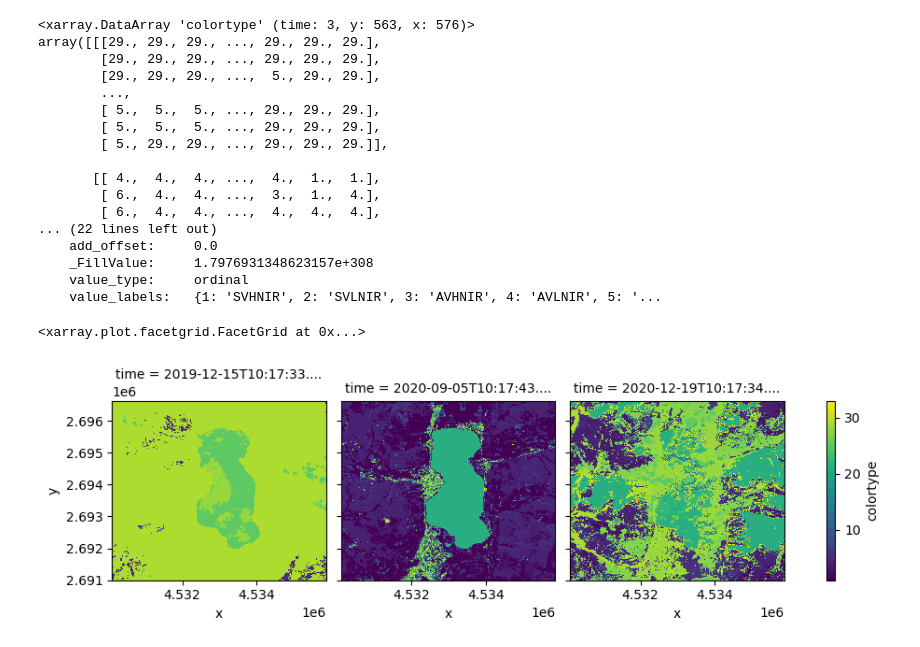
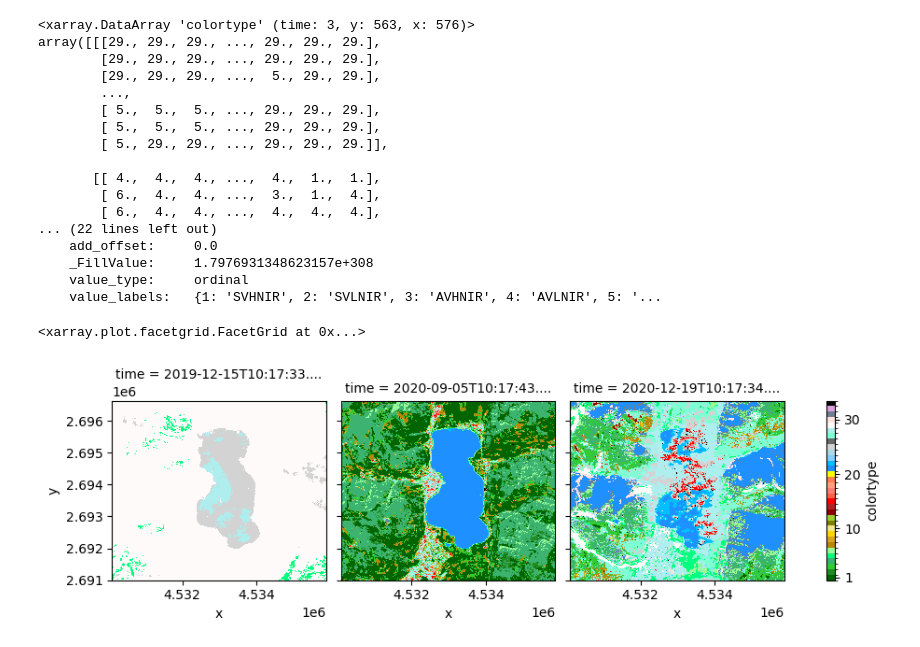
Before and after one commit to ZGIS/semantique, a Jupyter notebook: demo/datacube.ipynb, the cells around one changed output. Saved outputs shown, nothing was run; the diff lists cells and outputs as text; code cells hidden in the pictures.

Commit message:
docs: Update plot in datacube notebook. Refs #10 :books:

```diff
--- a/demo/datacube.ipynb
+++ b/demo/datacube.ipynb
@@ -117,8 +117,47 @@ array([[[29., 29., 29., ..., 29., 29., 29.],
     _FillValue:     1.7976931348623157e+308
     value_type:     ordinal
     value_labels:   {1: 'SVHNIR', 2: 'SVLNIR', 3: 'AVHNIR', 4: 'AVLNIR', 5: '...
-# %%
-colortype.plot(x = "x", y = "y", col = "time")
-# %% [output]
-<xarray.plot.facetgrid.FacetGrid at 0x...>
-[figure, removed]
+# %%
+colors = {
+    "Strong vegetation with high NIR": "darkgreen",
+    "Strong vegetation with low NIR": "forestgreen",
+    "Average vegetation with high NIR": "limegreen",
+    "Average vegetation with low NIR": "mediumseagreen",
+    "Weak vegetation": "springgreen",
+    "Shadow area with vegetation": "palegreen",
+    "Shrub Rangeland with High NIR": "darkgoldenrod",
+    "Shrub Rangeland with Low": "goldenrod",
+    "Herbaceous Rangeland": "gold",
+    "Weak Rangeland": "khaki",
+    "Pit or bog": "olive",
+    "Greenhouse": "yellowgreen",
+    "Very bright barren land or built-up": "darkred",
+    "Bright barren land or built-up": "firebrick",
+    "Strong barren land or built-up": "red",
+    "Average barren land or built-up": "tomato",
+    "Dark barren land or built-up": "salmon",
+    "Weak barren land or Shadow area with Barren Land": "lightsalmon",
+    "Near InfraRed-Peaked Barren land and Built-up": "coral",
+    "Burned area": "yellow",
+    "Deep water or shadow": "dodgerblue",
+    "Shallow water or shadow": "deepskyblue",
+    "Turbid water or shadow": "lightskyblue",
+    "Salty Shallow Water": "lightblue",
+    "Cloud": "lightgrey",
+    "Smoke plume": "dimgrey",
+    "Thin clouds over vegetation": "aquamarine",
+    "Thin clouds on water area or Barren land or Built-up areas": "paleturquoise",
+    "Snow or water ice": "snow",
+    "Snow shadow": "mistyrose",
+    "Shadow areas": "slategrey",
+    "Flame": "plum",
+    "Unknown": "black",
+}
+# %%
+values = list(range(1, 34))
+levels = [x - 0.5 for x in values + [max(values) + 1]]
+legend = {"ticks": [1, 10, 20, 30], "label": "colortype"}
+colortype.plot(x = "x", y = "y", col = "time", levels = levels, colors = list(colors.values()), cbar_kwargs = legend)
+# %% [output]
+<xarray.plot.facetgrid.FacetGrid at 0x...>
+[figure, added]
```
